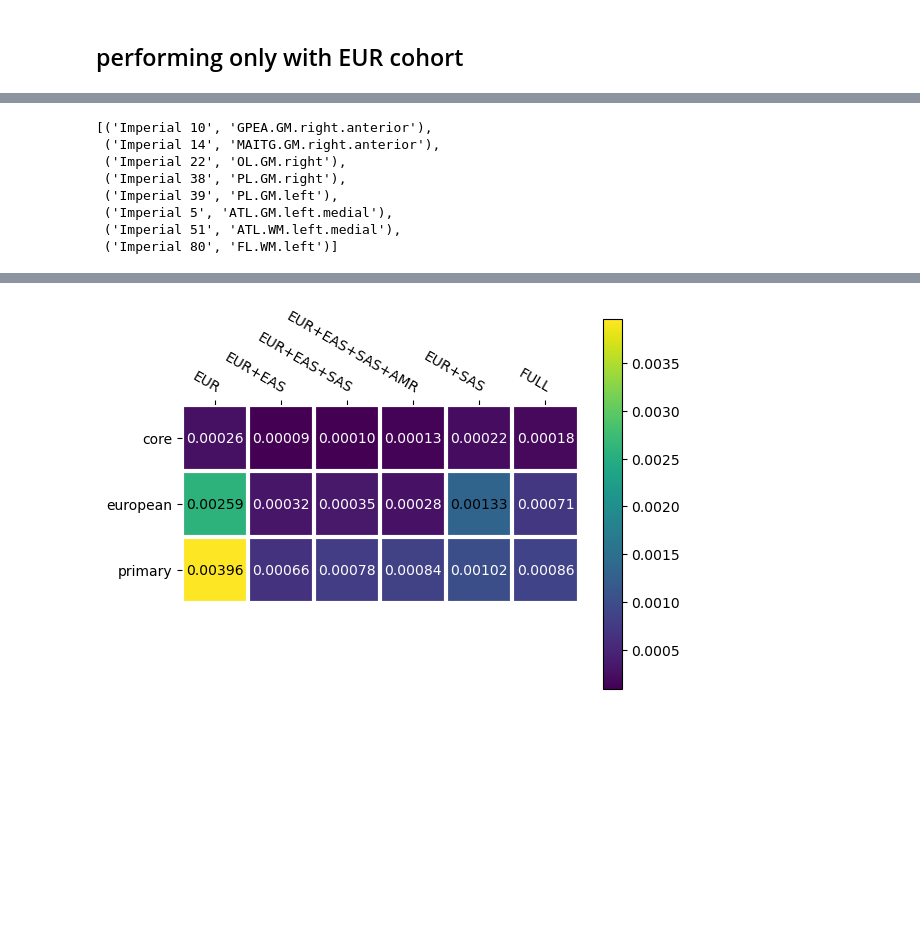
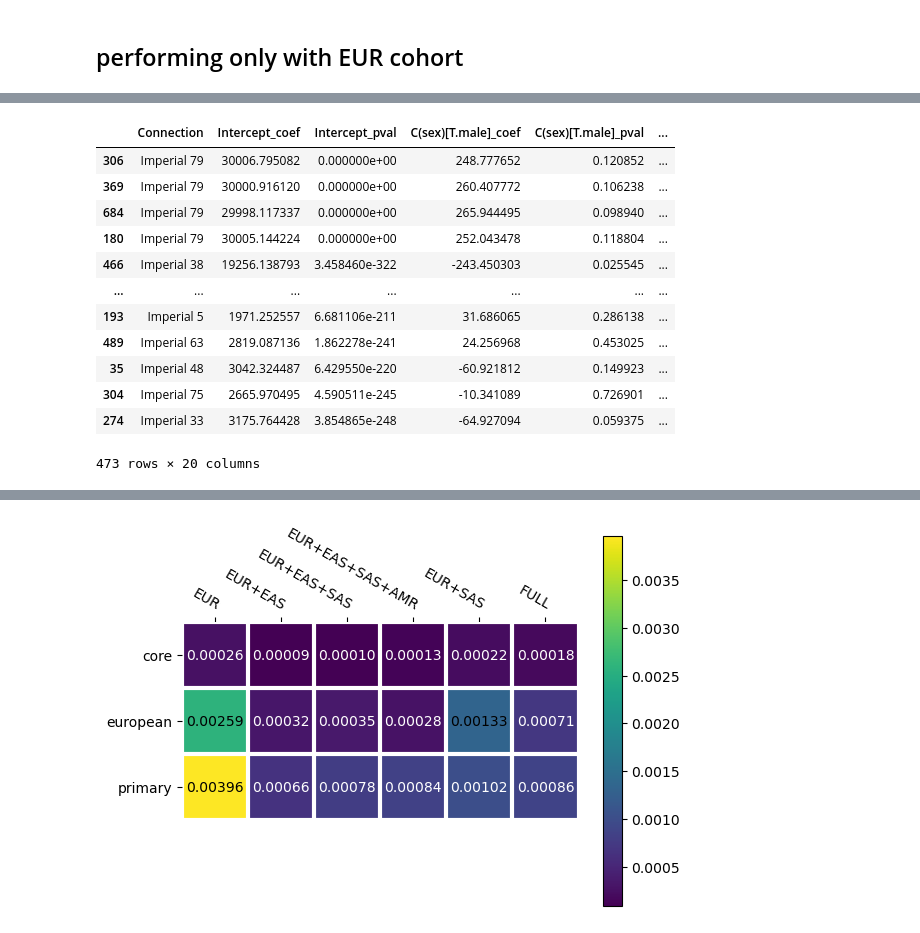
Before and after one commit to lehai-ml/dHCP_genetics, a Jupyter notebook: notebook_results/scz/2_1_SCZ_dHCP_volumetric_dataset.ipynb, the cells around one changed output, grey strips where cells are left out. Saved outputs shown, nothing was run; the diff lists cells and outputs as text; code cells hidden in the pictures; blank space fills up the shorter version.

```diff
--- a/notebook_results/scz/2_1_SCZ_dHCP_volumetric_dataset.ipynb
+++ b/notebook_results/scz/2_1_SCZ_dHCP_volumetric_dataset.ipynb
@@ -1762,3 +1769,6 @@ mask = np.triu(corr)
+# %%
+df_euro = pd.read_csv('eur_cohort_segmented_scz_prs_all.csv')
+df_mixed = pd.read_csv('mixed_cohort_segmented_scz_prs_all.csv')
 # %%
 # birthweight = df[['ID','sex','GA','birth_weight']].copy()
 # birthweight['GA'] = birthweight['GA'].apply(lambda x: int(x*7))
@@ -1769,7 +1779,8 @@ mask = np.triu(corr)
 # %%
+ancestry = [f'euro_Anc_PC{i}' for i in range(1,4)]
 euro_result = stats.MassUnivariate.calculate_mass_univariate_across_multiple_thresholds(
-    df,
-    thresholds=[i for i in df.columns if 'SCZ_PRS' in i and 'core' in i],
+    df_euro,
+    thresholds=[i for i in df.columns if 'SCZ_PRS' in i and 'core' in i and 'LD_EUR_stat' in i or ('PRScs' in i and 'core' in i)],
     cat_independentVar_cols=['sex'],
     cont_independentVar_cols=['GA','PMA','TBV']+ancestry,
     dependentVar_cols=[i for i in df.columns if 'Imperial' in i] + ['WM','GM']
@@ -1801,13 +1808,18 @@ test = ['Imperial 38','Imperial 5',
-# %%
-[(i,data_preprocessing.Volumes.Imperial.get_Imperial_legends()[i]['abbr'])  for i in sorted(test)]
-# %% [output]
-[('Imperial 10', 'GPEA.GM.right.anterior'),
- ('Imperial 14', 'MAITG.GM.right.anterior'),
- ('Imperial 22', 'OL.GM.right'),
- ('Imperial 38', 'PL.GM.right'),
- ('Imperial 39', 'PL.GM.left'),
- ('Imperial 5', 'ATL.GM.left.medial'),
- ('Imperial 51', 'ATL.WM.left.medial'),
- ('Imperial 80', 'FL.WM.left')]
+# %%
+euro_result_only_WM_GM.sort_values(by='PRS_pval')
+# %% [output]
+|  | Connection | Intercept_coef | Intercept_pval | C(sex)[T.male]_coef | C(sex)[T.male]_pval | ... |
+| 306 | Imperial 79 | 30006.795082 | 0.000000e+00 | 248.777652 | 0.120852 | ... |
+| 369 | Imperial 79 | 30000.916120 | 0.000000e+00 | 260.407772 | 0.106238 | ... |
+| 684 | Imperial 79 | 29998.117337 | 0.000000e+00 | 265.944495 | 0.098940 | ... |
+| 180 | Imperial 79 | 30005.144224 | 0.000000e+00 | 252.043478 | 0.118804 | ... |
+| 466 | Imperial 38 | 19256.138793 | 3.458460e-322 | -243.450303 | 0.025545 | ... |
+| ... | ... | ... | ... | ... | ... | ... |
+| 193 | Imperial 5 | 1971.252557 | 6.681106e-211 | 31.686065 | 0.286138 | ... |
+| 489 | Imperial 63 | 2819.087136 | 1.862278e-241 | 24.256968 | 0.453025 | ... |
+| 35 | Imperial 48 | 3042.324487 | 6.429550e-220 | -60.921812 | 0.149923 | ... |
+| 304 | Imperial 75 | 2665.970495 | 4.590511e-245 | -10.341089 | 0.726901 | ... |
+| 274 | Imperial 33 | 3175.764428 | 3.854865e-248 | -64.927094 | 0.059375 | ... |
+473 rows × 20 columns
 # %%
 df_euro = pd.read_csv('eur_cohort_segmented_scz_prs_all.csv')
```
Also changed, not shown: parts of 16 cells of this notebook.
